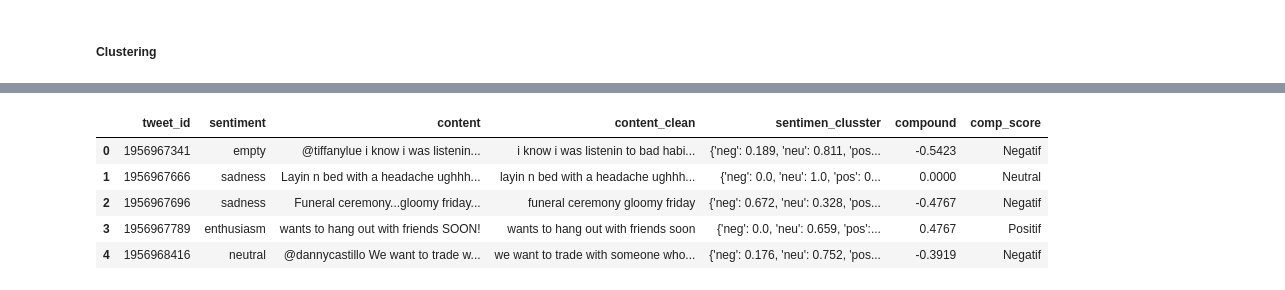
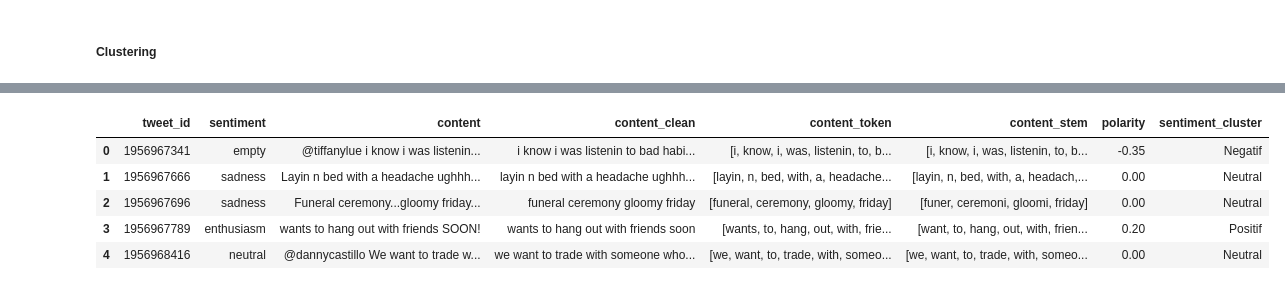
Before and after one commit to iqrima4422/UAS_ProyekML, a Jupyter notebook: code.ipynb, the cells around one changed output, grey strips where cells are left out. Drawn from its saved outputs; the diff is of its cells as text; code cells hidden in the pictures.

```diff
--- a/code.ipynb
+++ b/code.ipynb
@@ -204,19 +124,29 @@ df.head()
+# %%
+# Import TextBlog Package
+
+from textblob import TextBlob
+
+# Membuat fungsi untuk menghitung polarity
+def get_polarity(text):
+    return TextBlob(text).sentiment.polarity
+
+df_stem['polarity'] = df_stem['content_clean'].apply(get_polarity)
 # %%
 def condition(c):
     if c>0:
         return "Positif"
     elif c==0:
         return "Neutral"
     else:
         return 'Negatif'
 
-df['comp_score'] = df['compound'].apply(condition)
+df_stem['sentiment_cluster'] = df_stem['polarity'].apply(condition)
 
-df.head()
+df_stem.head()
 # %% [output]
-|  | tweet_id | sentiment | content | content_clean | sentimen_clusster | compound | comp_score |
-| 0 | 1956967341 | empty | @tiffanylue i know i was listenin... | i know i was listenin to bad habi... | {'neg': 0.189, 'neu': 0.811, 'pos... | -0.5423 | Negatif |
-| 1 | 1956967666 | sadness | Layin n bed with a headache ughhh... | layin n bed with a headache ughhh... | {'neg': 0.0, 'neu': 1.0, 'pos': 0... | 0.0000 | Neutral |
-| 2 | 1956967696 | sadness | Funeral ceremony...gloomy friday... | funeral ceremony gloomy friday | {'neg': 0.672, 'neu': 0.328, 'pos... | -0.4767 | Negatif |
-| 3 | 1956967789 | enthusiasm | wants to hang out with friends SOON! | wants to hang out with friends soon | {'neg': 0.0, 'neu': 0.659, 'pos':... | 0.4767 | Positif |
-| 4 | 1956968416 | neutral | @dannycastillo We want to trade w... | we want to trade with someone who... | {'neg': 0.176, 'neu': 0.752, 'pos... | -0.3919 | Negatif |
+|  | tweet_id | sentiment | content | content_clean | content_token | content_stem | polarity | sentiment_cluster |
+| 0 | 1956967341 | empty | @tiffanylue i know i was listenin... | i know i was listenin to bad habi... | [i, know, i, was, listenin, to, b... | [i, know, i, was, listenin, to, b... | -0.35 | Negatif |
+| 1 | 1956967666 | sadness | Layin n bed with a headache ughhh... | layin n bed with a headache ughhh... | [layin, n, bed, with, a, headache... | [layin, n, bed, with, a, headach,... | 0.00 | Neutral |
+| 2 | 1956967696 | sadness | Funeral ceremony...gloomy friday... | funeral ceremony gloomy friday | [funeral, ceremony, gloomy, friday] | [funer, ceremoni, gloomi, friday] | 0.00 | Neutral |
+| 3 | 1956967789 | enthusiasm | wants to hang out with friends SOON! | wants to hang out with friends soon | [wants, to, hang, out, with, frie... | [want, to, hang, out, with, frien... | 0.20 | Positif |
+| 4 | 1956968416 | neutral | @dannycastillo We want to trade w... | we want to trade with someone who... | [we, want, to, trade, with, someo... | [we, want, to, trade, with, someo... | 0.00 | Neutral |
```
Also changed, not shown: parts of 17 cells of this notebook.
